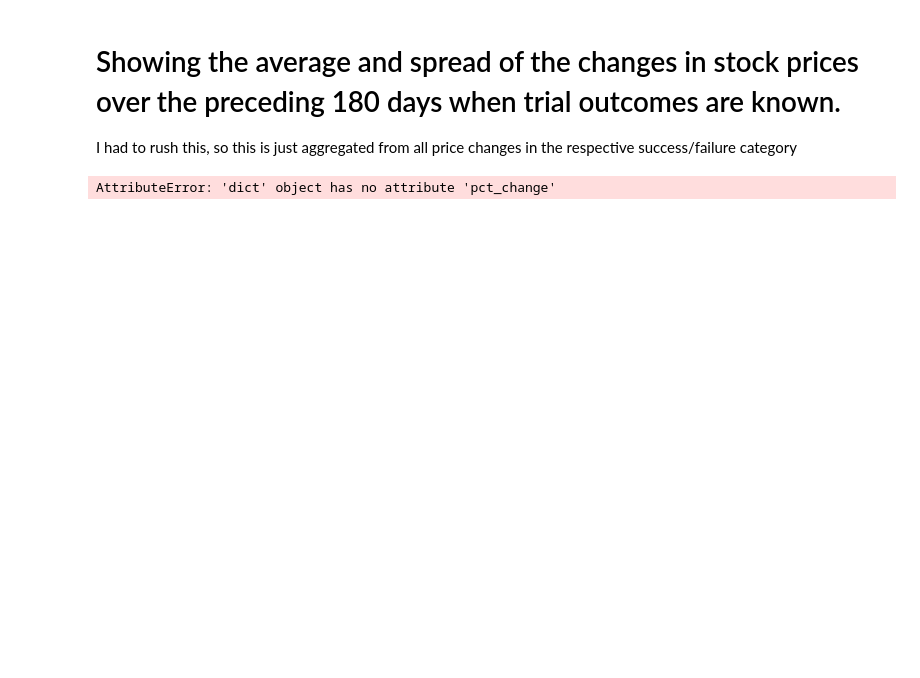
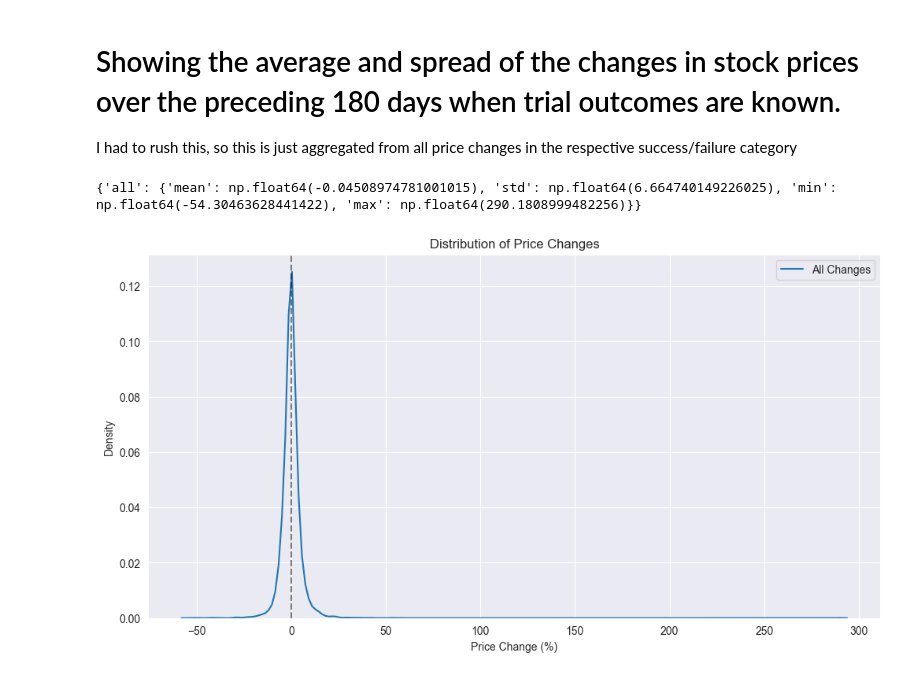
Before and after one commit to Arepo/clintrial_prediction, a Jupyter notebook: stock_histories.ipynb, the cells around one changed output. Saved outputs shown, nothing was run; the diff lists cells and outputs as text; code cells hidden in the pictures; blank space fills up the shorter version.

```diff
--- a/stock_histories.ipynb
+++ b/stock_histories.ipynb
@@ -909,37 +926,39 @@ def analyze_price_changes(success_histories: Dict[str, pd.Series], window: int =
     """
     all_changes = []
 
-    for ticker, prices in success_histories.items():
+    for ticker, data in success_histories.items():
+        prices = data['prices']
         if window:
             prices = prices[-window:]
         changes = prices.pct_change().dropna() * 100
         all_changes.extend(changes)
 
     stats = {
         'all': {
             'mean': np.mean(all_changes),
             'std': np.std(all_changes),
             'min': np.min(all_changes),
             'max': np.max(all_changes)
         }
     }
 
     plt.figure(figsize=(12, 6))
     sns.kdeplot(data=all_changes, label='All Changes')
     plt.axvline(x=0, color='black', linestyle='--', alpha=0.5)
     plt.title('Distribution of Price Changes')
     plt.xlabel('Price Change (%)')
     plt.ylabel('Density')
     plt.legend()
 
     return stats, plt.gcf()
 
 
 stats, fig = analyze_price_changes(success_histories)
 print(stats)
 plt.show()
 # %% [output]
-AttributeError: 'dict' object has no attribute 'pct_change'
+{'all': {'mean': np.float64(-0.04508974781001015), 'std': np.float64(6.664740149226025), 'min': np.float64(-54.30463628441422), 'max': np.float64(290.1808999482256)}}
+[figure, added]
 # %%
 stats, fig = analyze_price_changes(failure_histories)
 print(stats)
```
Also changed, not shown: parts of 4 cells of this notebook.
